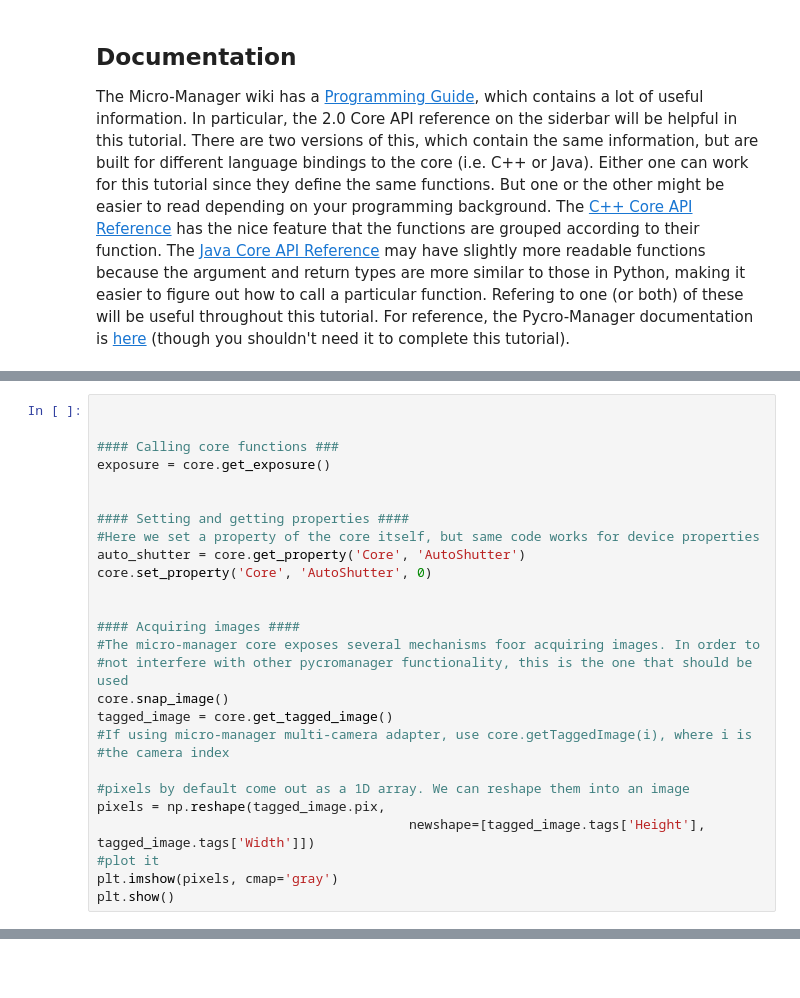
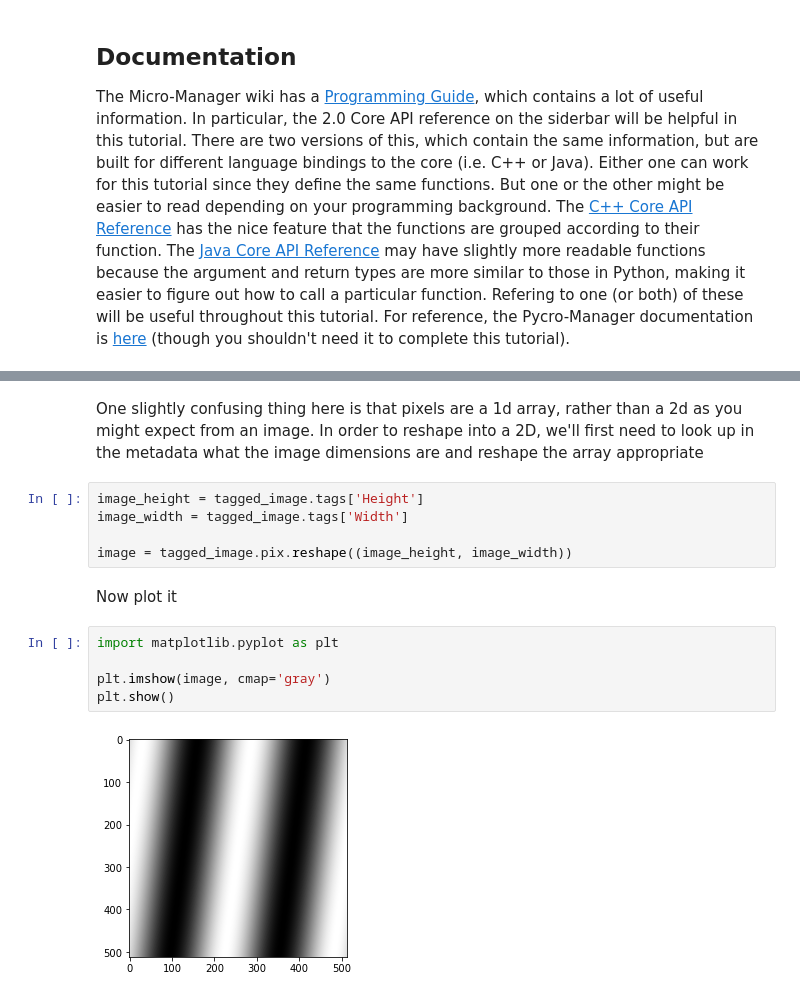
Before and after one commit to micro-manager/pycro-manager, a Jupyter notebook: tutorial/Micro-Manager Core tutorial.ipynb, the cells around one changed output, grey strips where cells are left out. Drawn from its saved outputs; the diff is of its cells as text; blank space fills up the shorter version.

Commit message:
add half of tutorials plus change to multi-part zmq messages

```diff
--- a/tutorial/Micro-Manager Core tutorial.ipynb
+++ b/tutorial/Micro-Manager Core tutorial.ipynb
@@ -47,27 +37,0 @@ TimeoutError: Socket timed out after 500 milliseconds. Is Micro-Manager running
-# %%
-
-
-#### Calling core functions ###
-exposure = core.get_exposure()
-
-
-#### Setting and getting properties ####
-#Here we set a property of the core itself, but same code works for device properties
-auto_shutter = core.get_property('Core', 'AutoShutter')
-core.set_property('Core', 'AutoShutter', 0)
-
-
-#### Acquiring images ####
-#The micro-manager core exposes several mechanisms foor acquiring images. In order to
-#not interfere with other pycromanager functionality, this is the one that should be used
-core.snap_image()
-tagged_image = core.get_tagged_image()
-#If using micro-manager multi-camera adapter, use core.getTaggedImage(i), where i is
-#the camera index
-
-#pixels by default come out as a 1D array. We can reshape them into an image
-pixels = np.reshape(tagged_image.pix,
-                                        newshape=[tagged_image.tags['Height'], tagged_image.tags['Width']])
-#plot it
-plt.imshow(pixels, cmap='gray')
-plt.show()
@@ -85,0 +63,17 @@ move XY Z stage
+# %% [markdown]
+One slightly confusing thing here is that pixels are a 1d array, rather than a 2d as you might expect from an image.
+In order to reshape into a 2D, we'll first need to look up in the metadata what the image dimensions are and reshape the array appropriate
+# %%
+image_height = tagged_image.tags['Height']
+image_width = tagged_image.tags['Width']
+
+image = tagged_image.pix.reshape((image_height, image_width))
+# %% [markdown]
+Now plot it
+# %%
+import matplotlib.pyplot as plt
+
+plt.imshow(image, cmap='gray')
+plt.show()
+# %% [output]
+[figure, added]
```
Also changed, not shown: parts of 34 cells of this notebook, 11 other files.
